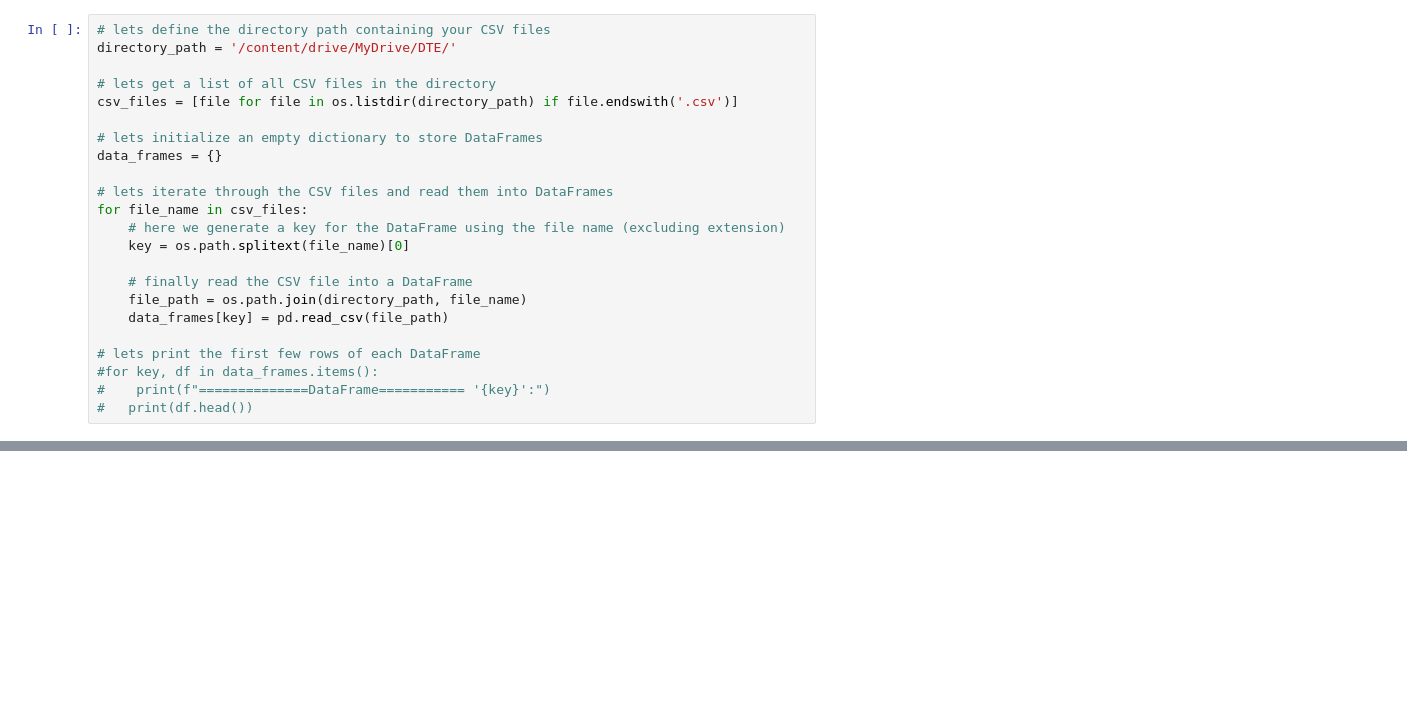
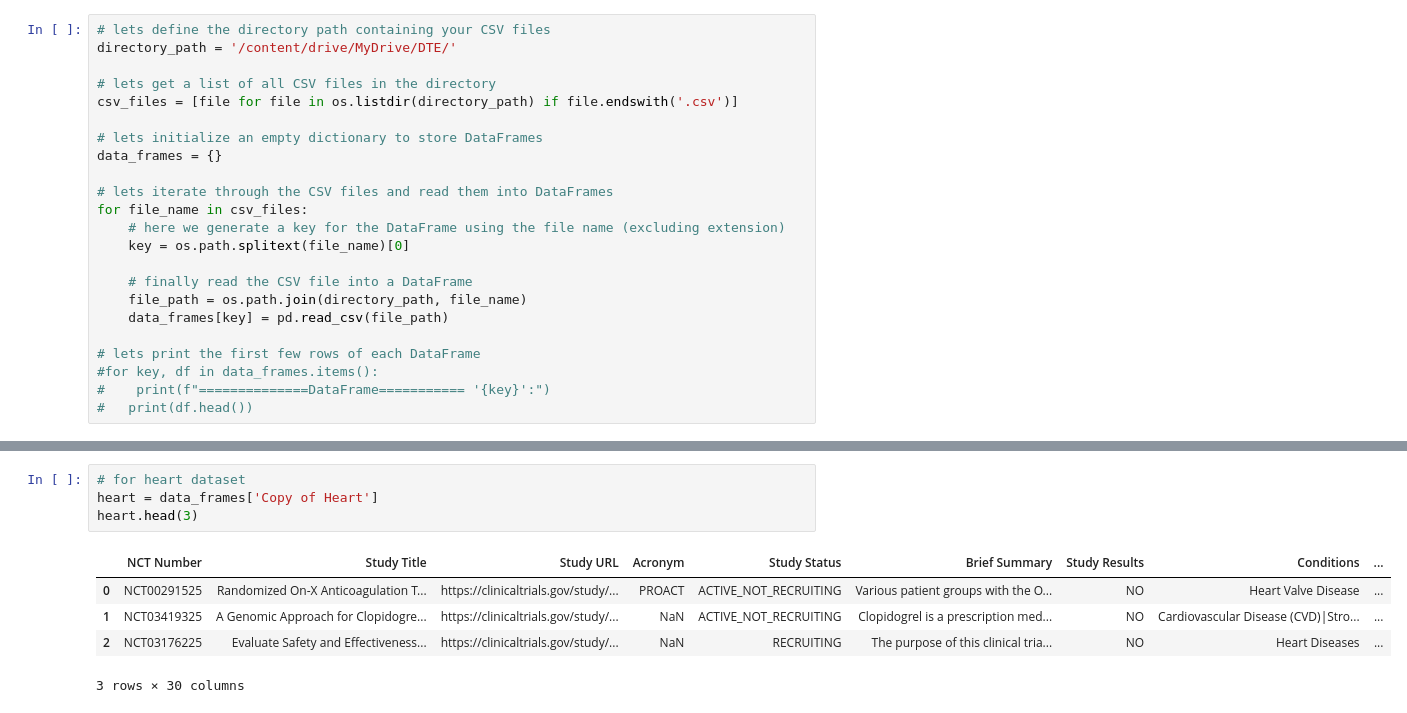
Before and after one commit to stogaja/clinical-trials, a Jupyter notebook: clinical_trials.ipynb, the cells around one changed output, grey strips where cells are left out. Saved outputs shown, nothing was run; the diff lists cells and outputs as text; blank space fills up the shorter version.

```diff
--- a/clinical_trials.ipynb
+++ b/clinical_trials.ipynb
@@ -172,0 +161,10 @@ NameError: ignored
+# %%
+# for heart dataset
+heart = data_frames['Copy of Heart']
+heart.head(3)
+# %% [output]
+|  | NCT Number | Study Title | Study URL | Acronym | Study Status | Brief Summary | Study Results | Conditions | ... |
+| 0 | NCT00291525 | Randomized On-X Anticoagulation T... | https://clinicaltrials.gov/study/... | PROACT | ACTIVE_NOT_RECRUITING | Various patient groups with the O... | NO | Heart Valve Disease | ... |
+| 1 | NCT03419325 | A Genomic Approach for Clopidogre... | https://clinicaltrials.gov/study/... | NaN | ACTIVE_NOT_RECRUITING | Clopidogrel is a prescription med... | NO | Cardiovascular Disease (CVD)|Stro... | ... |
+| 2 | NCT03176225 | Evaluate Safety and Effectiveness... | https://clinicaltrials.gov/study/... | NaN | RECRUITING | The purpose of this clinical tria... | NO | Heart Diseases | ... |
+3 rows × 30 columns
```
Also changed, not shown: parts of 29 cells of this notebook.
